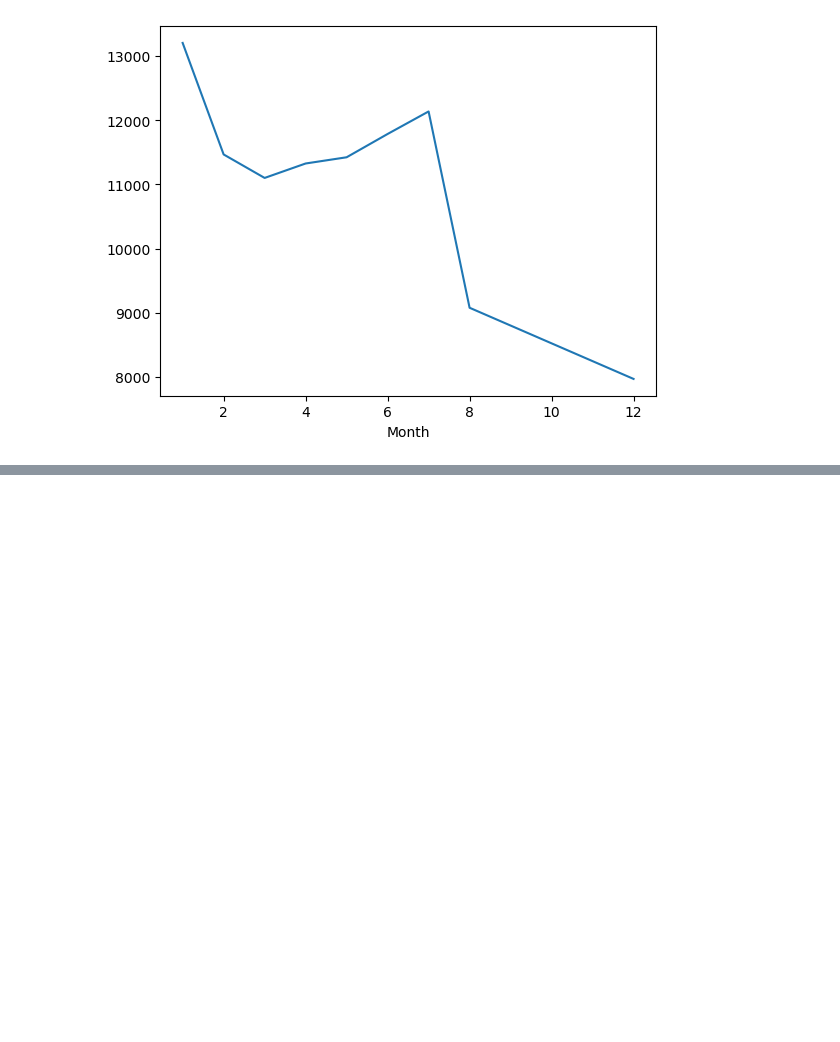
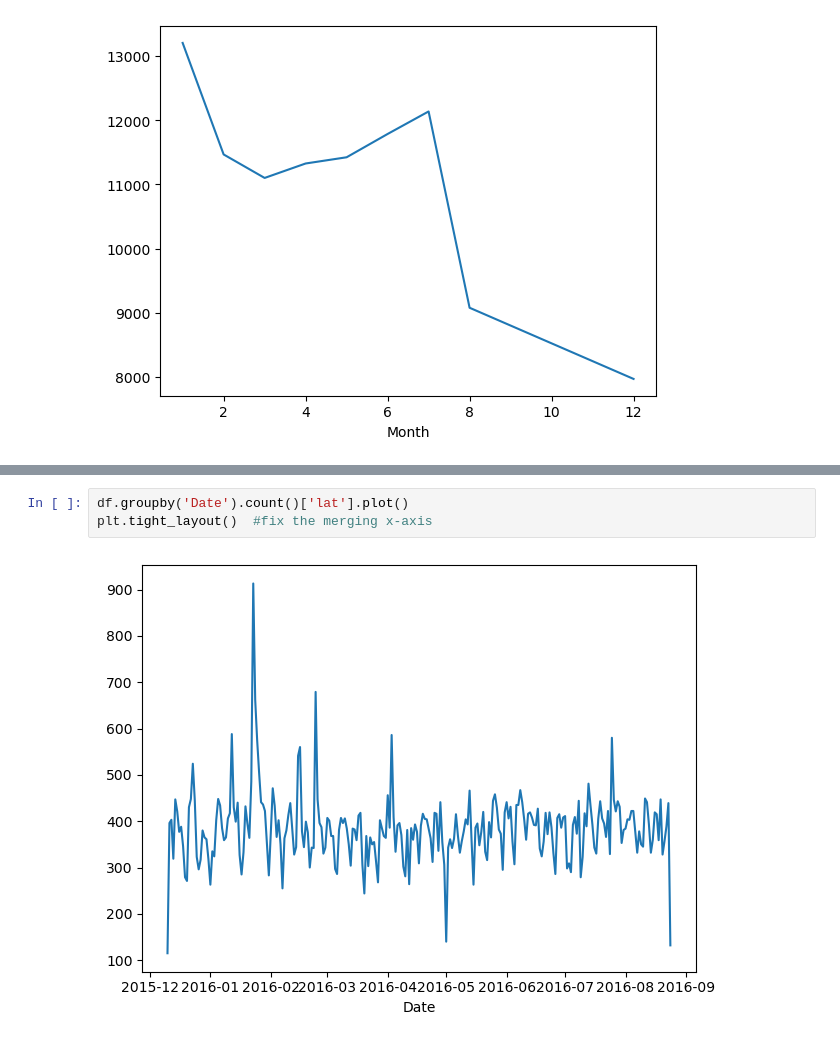
Before and after one commit to ramachandramerla/911-Analysis, a Jupyter notebook: 911_calls.ipynb, the cells around one changed output, grey strips where cells are left out. Cells and saved outputs as stored; diff of their text form; blank space fills up the shorter version.

```diff
--- a/911_calls.ipynb
+++ b/911_calls.ipynb
@@ -179,0 +203,5 @@ bymonth['lat'].plot()
+# %%
+df.groupby('Date').count()['lat'].plot()
+plt.tight_layout()  #fix the merging x-axis
+# %% [output]
+[figure, added]
```
Also changed, not shown: parts of 3 cells of this notebook.
